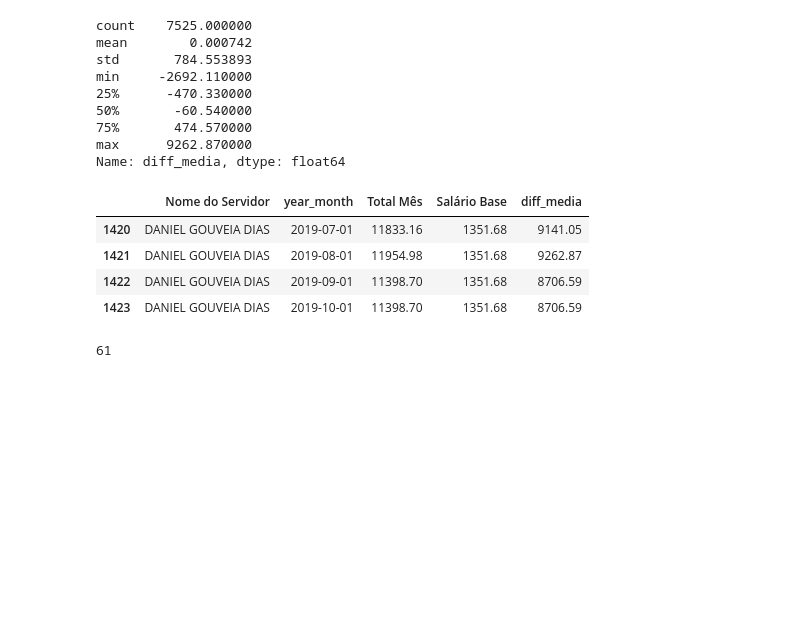
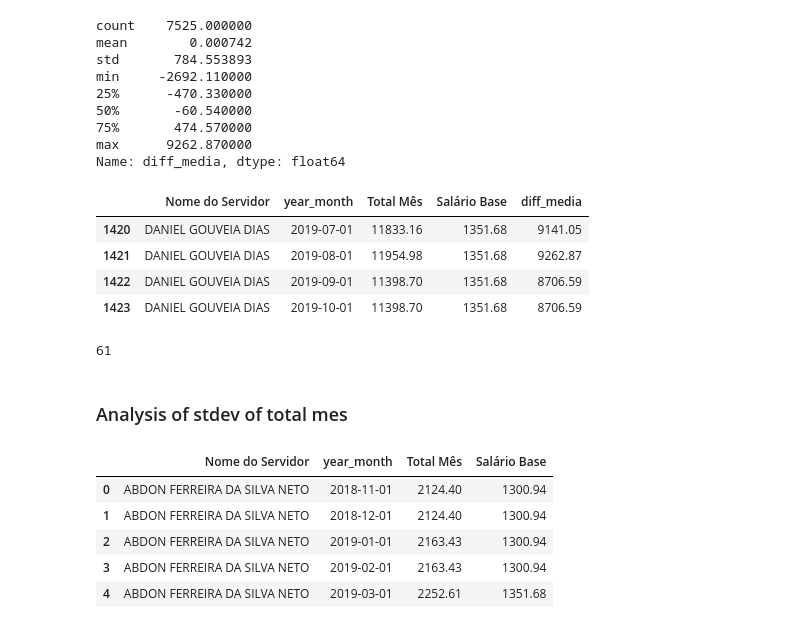
Before and after one commit to gabrielfior/open-data-hertie, a Jupyter notebook: notebooks/analysis_payments.ipynb, the cells around one changed output. Saved outputs shown, nothing was run; the diff lists cells and outputs as text; code cells hidden in the pictures; blank space fills up the shorter version.

```diff
--- a/notebooks/analysis_payments.ipynb
+++ b/notebooks/analysis_payments.ipynb
@@ -257,3 +258,18 @@ len(grouped_salaries_aux_serv[abs(grouped_salaries_aux_serv['diff_media'])>=2000
     .unique().tolist())
 # %% [output]
 61
+# %% [markdown]
+### Analysis of stdev of total mes
+# %%
+grouped_all=all_pgtos[(all_pgtos['Nome do Servidor']!='Total')]\
+    .groupby(['Nome do Servidor','year_month'],as_index=False).agg({'Total Mês':'sum',
+                                                                    'Salário Base':'sum'})
+# %%
+grouped_all.head()
+# %% [output]
+|  | Nome do Servidor | year_month | Total Mês | Salário Base |
+| 0 | ABDON FERREIRA DA SILVA NETO | 2018-11-01 | 2124.40 | 1300.94 |
+| 1 | ABDON FERREIRA DA SILVA NETO | 2018-12-01 | 2124.40 | 1300.94 |
+| 2 | ABDON FERREIRA DA SILVA NETO | 2019-01-01 | 2163.43 | 1300.94 |
+| 3 | ABDON FERREIRA DA SILVA NETO | 2019-02-01 | 2163.43 | 1300.94 |
+| 4 | ABDON FERREIRA DA SILVA NETO | 2019-03-01 | 2252.61 | 1351.68 |
```
Also changed, not shown: parts of 10 cells of this notebook, 5 other files.
